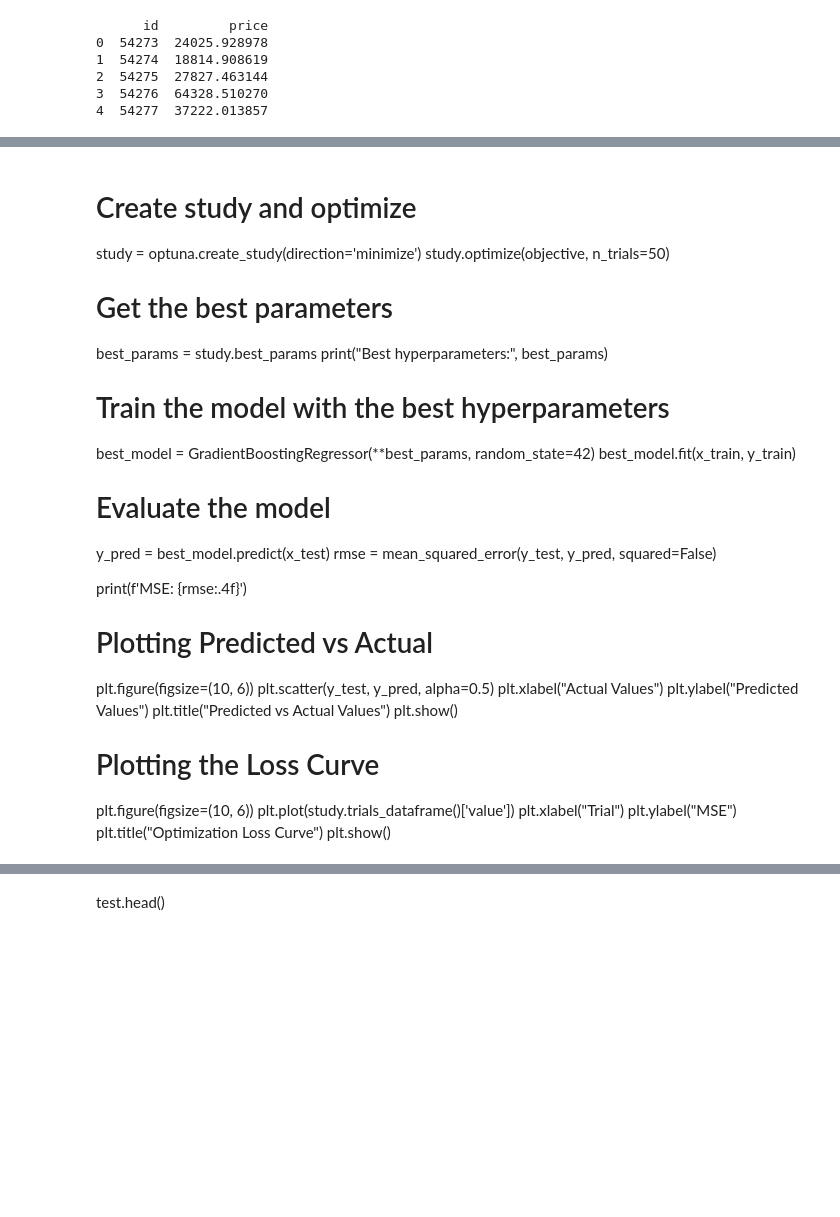
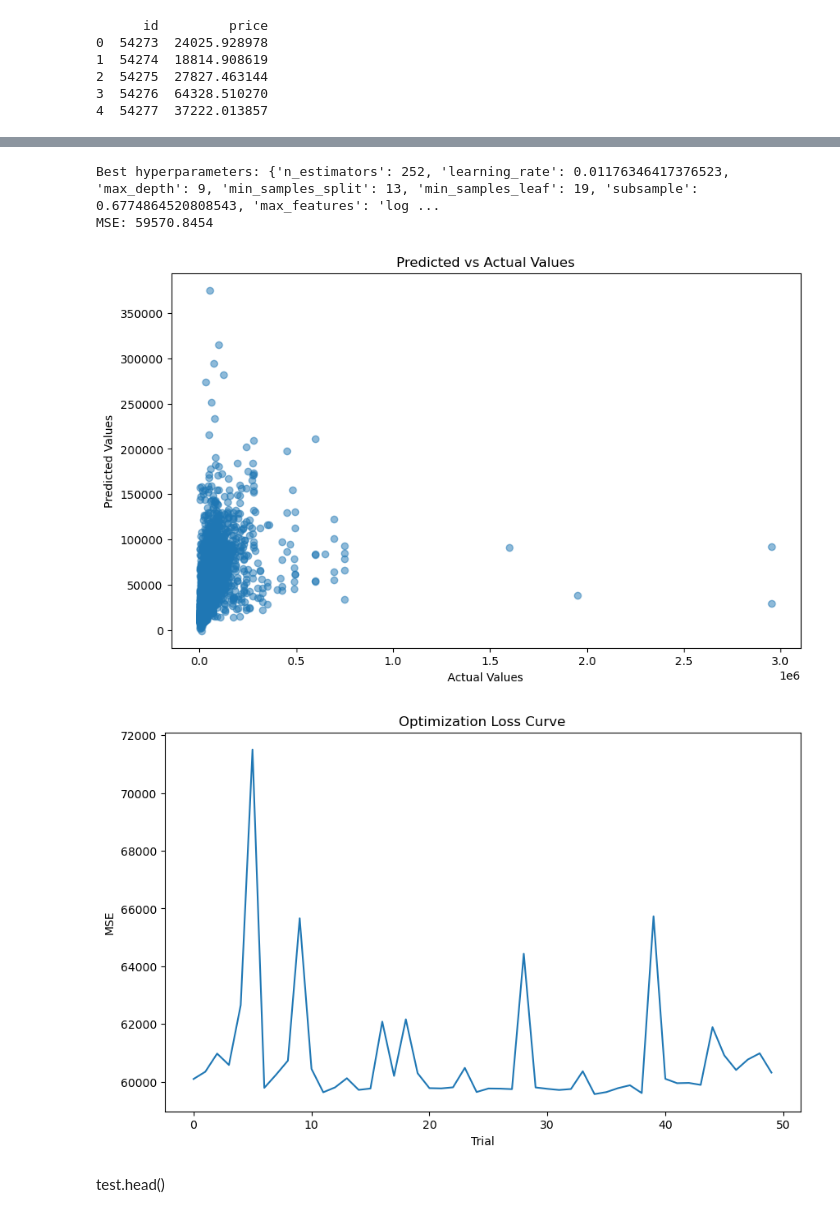
Before and after one commit to Odelolasolomon/KaggleX-Challenge-and-LLM-Project, a Jupyter notebook: KaggleChallenge.ipynb, the cells around one changed output, grey strips where cells are left out. Cells and saved outputs as stored; diff of their text form; code cells hidden in the pictures; blank space fills up the shorter version.

```diff
--- a/KaggleChallenge.ipynb
+++ b/KaggleChallenge.ipynb
@@ -783,37 +758,0 @@ def objective(trial):
-# %% [markdown]
-
-# Create study and optimize
-study = optuna.create_study(direction='minimize')
-study.optimize(objective, n_trials=50)
-
-# Get the best parameters
-best_params = study.best_params
-print("Best hyperparameters:", best_params)
-
-# Train the model with the best hyperparameters
-best_model = GradientBoostingRegressor(**best_params, random_state=42)
-best_model.fit(x_train, y_train)
-
-# Evaluate the model
-y_pred = best_model.predict(x_test)
-rmse = mean_squared_error(y_test, y_pred, squared=False)
-
-
-print(f'MSE: {rmse:.4f}')
-
-
-# Plotting Predicted vs Actual
-plt.figure(figsize=(10, 6))
-plt.scatter(y_test, y_pred, alpha=0.5)
-plt.xlabel("Actual Values")
-plt.ylabel("Predicted Values")
-plt.title("Predicted vs Actual Values")
-plt.show()
-
-# Plotting the Loss Curve
-plt.figure(figsize=(10, 6))
-plt.plot(study.trials_dataframe()['value'])
-plt.xlabel("Trial")
-plt.ylabel("MSE")
-plt.title("Optimization Loss Curve")
-plt.show()
@@ -819,0 +783,38 @@ plt.show()
+# %%
+
+# Create study and optimize
+study = optuna.create_study(direction='minimize')
+study.optimize(objective, n_trials=50)
+
+# Get the best parameters
+best_params = study.best_params
+print("Best hyperparameters:", best_params)
+
+# Train the model with the best hyperparameters
+best_model = GradientBoostingRegressor(**best_params, random_state=42)
+best_model.fit(X_train_scaled, y_train)
+
+# Evaluate the model
+y_pred = best_model.predict(X_val)
+rmse = mean_squared_error(y_val, y_pred, squared=False)
+
+
+print(f'MSE: {rmse:.4f}')
+
+
+# Plotting Predicted vs Actual
+plt.figure(figsize=(10, 6))
+plt.scatter(y_val, y_pred, alpha=0.5)
+plt.xlabel("Actual Values")
+plt.ylabel("Predicted Values")
+plt.title("Predicted vs Actual Values")
+plt.show()
+
+# Plotting the Loss Curve
+plt.figure(figsize=(10, 6))
+plt.plot(study.trials_dataframe()['value'])
+plt.xlabel("Trial")
+plt.ylabel("MSE")
+plt.title("Optimization Loss Curve")
+plt.show()
+# %% [output]
@@ -820,2 +838,6 @@ plt.show()
+Best hyperparameters: {'n_estimators': 252, 'learning_rate': 0.01176346417376523, 'max_depth': 9, 'min_samples_split': 13, 'min_samples_leaf': 19, 'subsample': 0.6774864520808543, 'max_features': 'log ...
+MSE: 59570.8454
+[figure, added]
+[figure, added]
 # %% [markdown]
 test.head()
```
Also changed, not shown: parts of 6 cells of this notebook, 1 other file.
